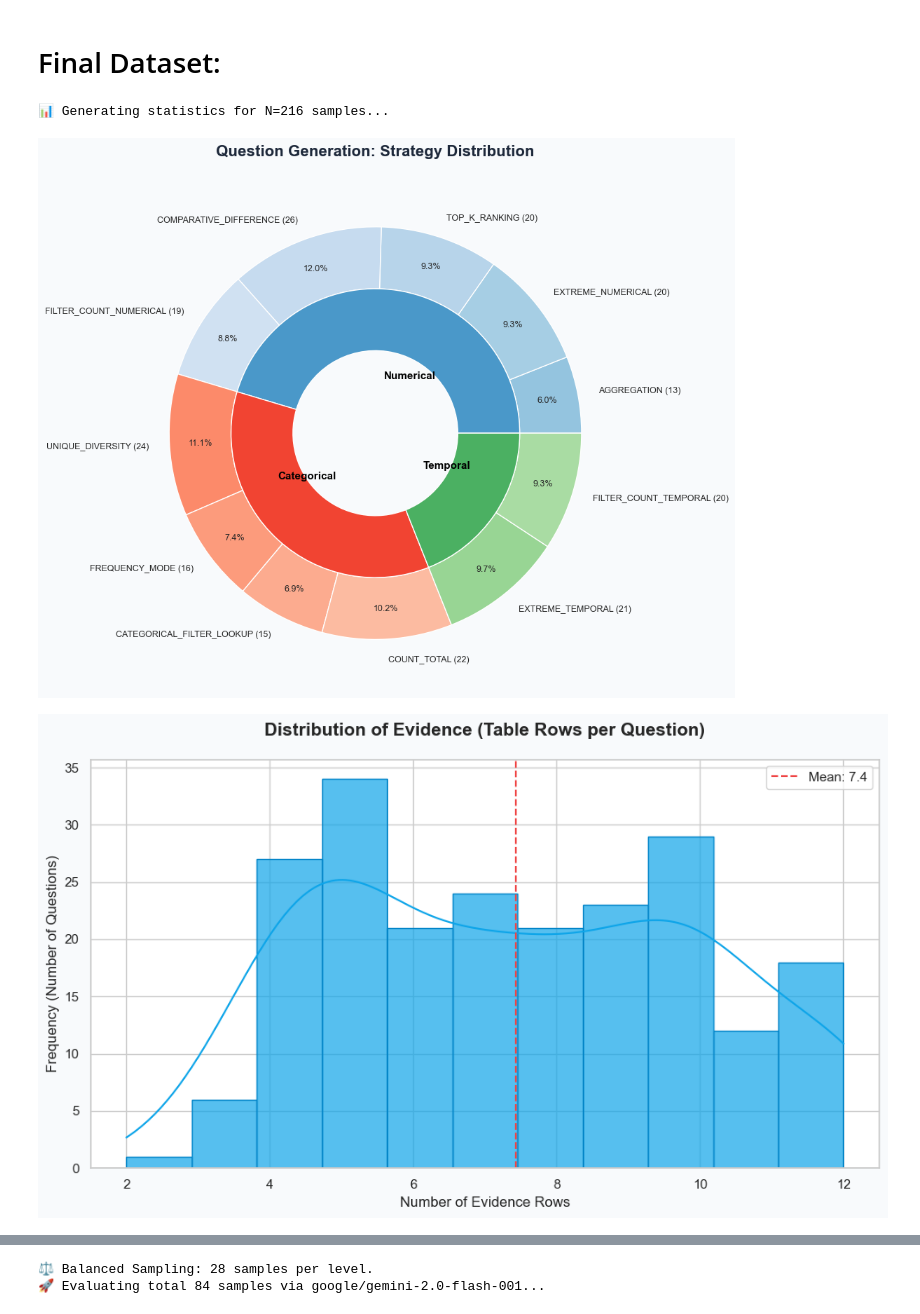
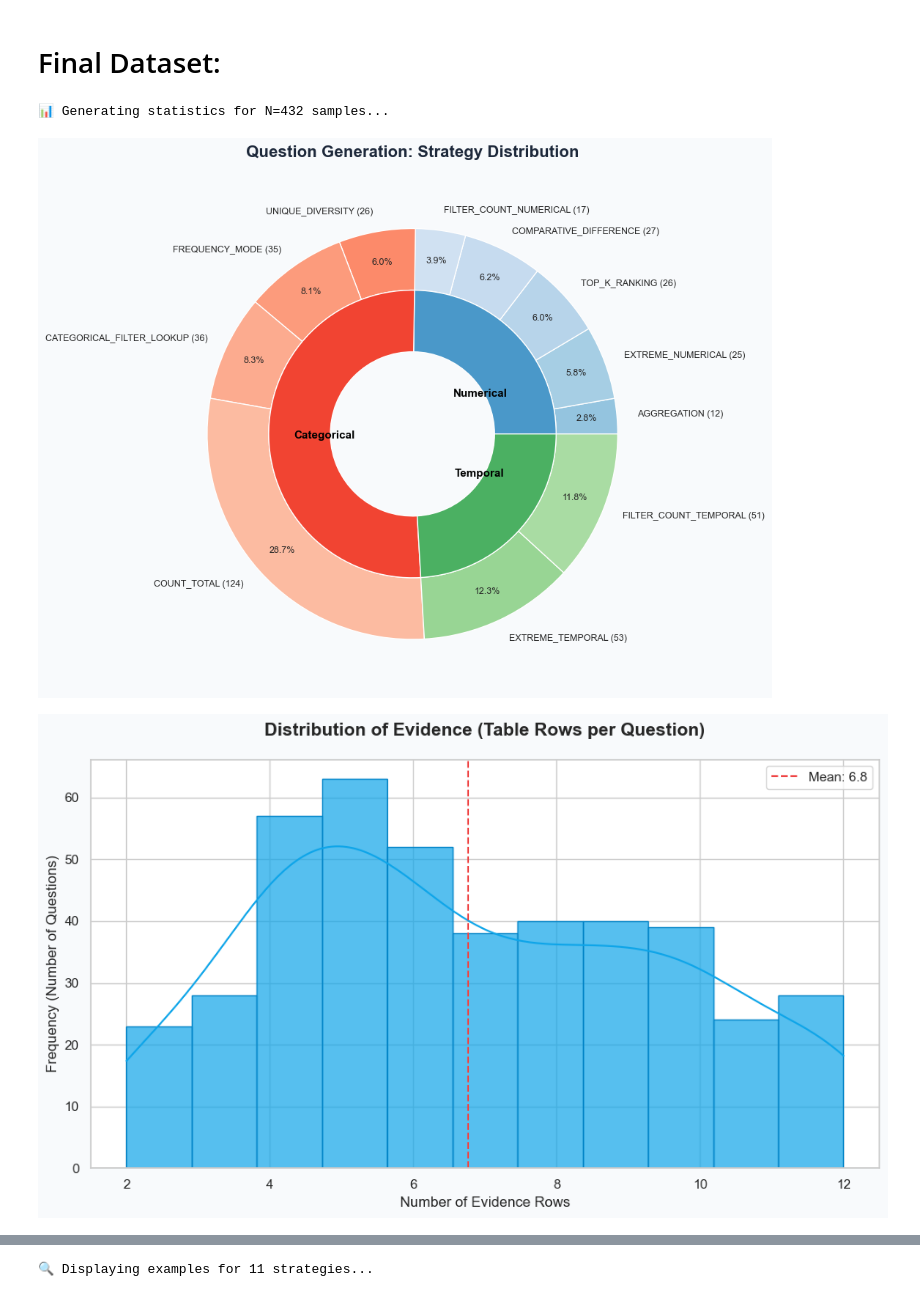
Before and after one commit to danielhk753/CLECK, a Jupyter notebook: notebooks/create_data.ipynb, the cells around one changed output, grey strips where cells are left out. Saved outputs shown, nothing was run; the diff lists cells and outputs as text; code cells hidden in the pictures.

Commit message:
Added final statistics with the lexical and semantic similarity + run new dataset for now.

```diff
--- a/notebooks/create_data.ipynb
+++ b/notebooks/create_data.ipynb
@@ -642,10 +649,10 @@ Failures Breakdown
 # %% [markdown]
 # Final Dataset:
 # %%
-stats_engine = KnowledgeConflictDatasetStats(load_json(os.path.join(REPO_PATH, "data_files/knowledge_maze_questions.json")),
+stats_engine = KnowledgeConflictDatasetStats(load_json(os.path.join(REPO_PATH, "data_files/knowledge_maze_questions_full.json")),
                                              load_json(os.path.join(REPO_PATH, "data_files/knowledge_maze_paragraphs.json")))
 await stats_engine.show_statistics()
 # %% [output]
-📊 Generating statistics for N=216 samples...
+📊 Generating statistics for N=432 samples...
-[figure, old version]
+[figure, new version]
-[figure, old version]
+[figure, new version]
@@ -654,2 +663 @@ await stats_engine.show_statistics()
-⚖️ Balanced Sampling: 28 samples per level.
-🚀 Evaluating total 84 samples via google/gemini-2.0-flash-001...
+🔍 Displaying examples for 11 strategies...
```
Also changed, not shown: parts of 3 cells of this notebook, 4 other files.
